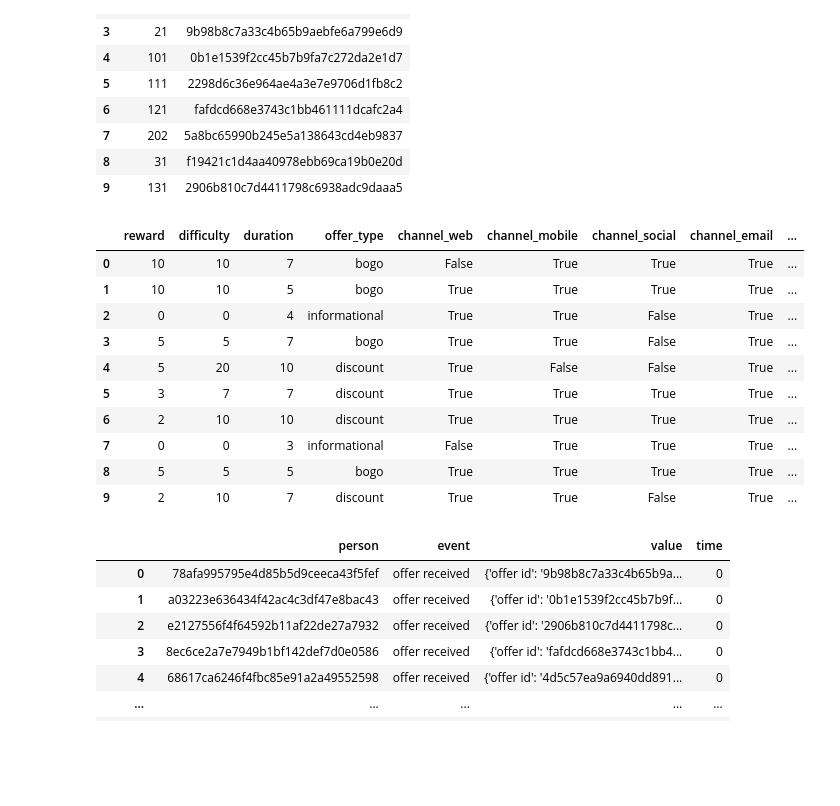
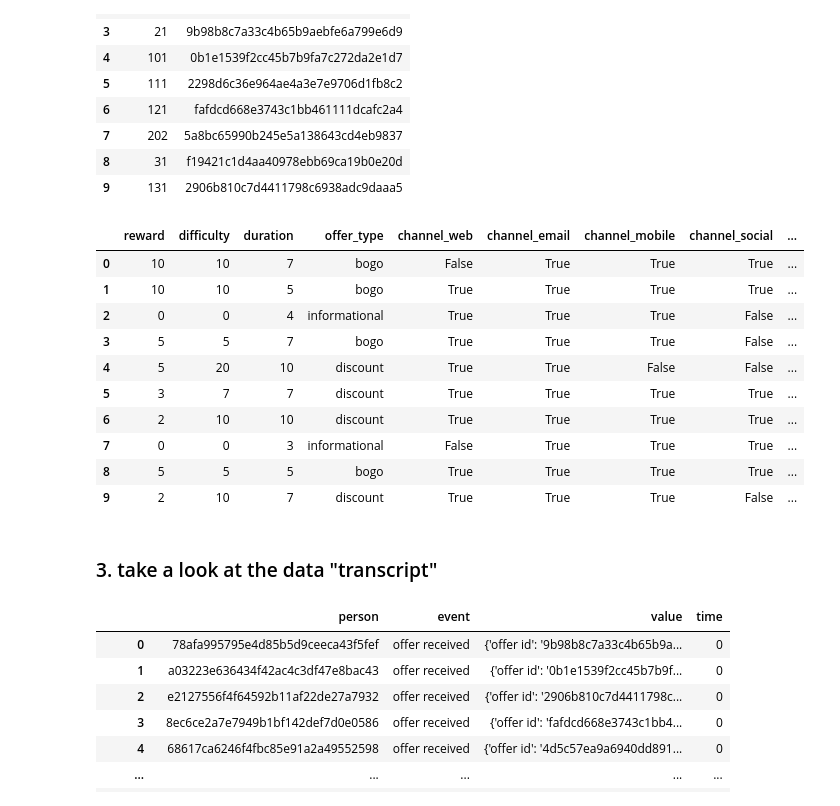
Before and after one commit to venson/starbucks, a Jupyter notebook: Starbucks_Capstone_notebook.ipynb, the cells around one changed output. Cells and saved outputs as stored; diff of their text form; code cells hidden in the pictures; blank space fills up the shorter version.

```diff
--- a/Starbucks_Capstone_notebook.ipynb
+++ b/Starbucks_Capstone_notebook.ipynb
@@ -191,42 +196,44 @@ offer_id_map
 # %%
 def clean_portfolio(portfolio = portfolio, offer_id_map = offer_id_map):
     """
     clean the portfolio data, change "ID" into "offer_id" according to offer_id_map
     split channels into columns
 
 
     """
     port_clean = portfolio.copy()
     channel_list = []
     for channel in portfolio['channels']:
         channel_list.extend(channel)
     channel_set = set(channel_list)
 
     # convert channels into dummies
     for channel in channel_set:
         port_clean['channel_' + channel] = port_clean['channels'].apply(lambda x: x.count(channel)>0)
 
     # change id according to offer_id_map
 
     port_clean = port_clean.merge(offer_id_map, left_on= 'id', right_on = 'portfolio_id')
 
 
     port_clean.drop(['channels','id', 'portfolio_id'], axis = 1, inplace = True)
     return port_clean
 
-clean_portfolio()
+portfolio_clean = clean_portfolio()
 # %% [output]
-|  | reward | difficulty | duration | offer_type | channel_web | channel_mobile | channel_social | channel_email | ... |
+|  | reward | difficulty | duration | offer_type | channel_web | channel_email | channel_mobile | channel_social | ... |
 | 0 | 10 | 10 | 7 | bogo | False | True | True | True | ... |
 | 1 | 10 | 10 | 5 | bogo | True | True | True | True | ... |
-| 2 | 0 | 0 | 4 | informational | True | True | False | True | ... |
-| 3 | 5 | 5 | 7 | bogo | True | True | False | True | ... |
-| 4 | 5 | 20 | 10 | discount | True | False | False | True | ... |
+| 2 | 0 | 0 | 4 | informational | True | True | True | False | ... |
+| 3 | 5 | 5 | 7 | bogo | True | True | True | False | ... |
+| 4 | 5 | 20 | 10 | discount | True | True | False | False | ... |
 | 5 | 3 | 7 | 7 | discount | True | True | True | True | ... |
 | 6 | 2 | 10 | 10 | discount | True | True | True | True | ... |
 | 7 | 0 | 0 | 3 | informational | False | True | True | True | ... |
 | 8 | 5 | 5 | 5 | bogo | True | True | True | True | ... |
-| 9 | 2 | 10 | 7 | discount | True | True | False | True | ... |
+| 9 | 2 | 10 | 7 | discount | True | True | True | False | ... |
+# %% [markdown]
+### 3. take a look at the data "transcript"
 # %%
 transcript
 # %% [output]
```
Also changed, not shown: parts of 12 cells of this notebook.
